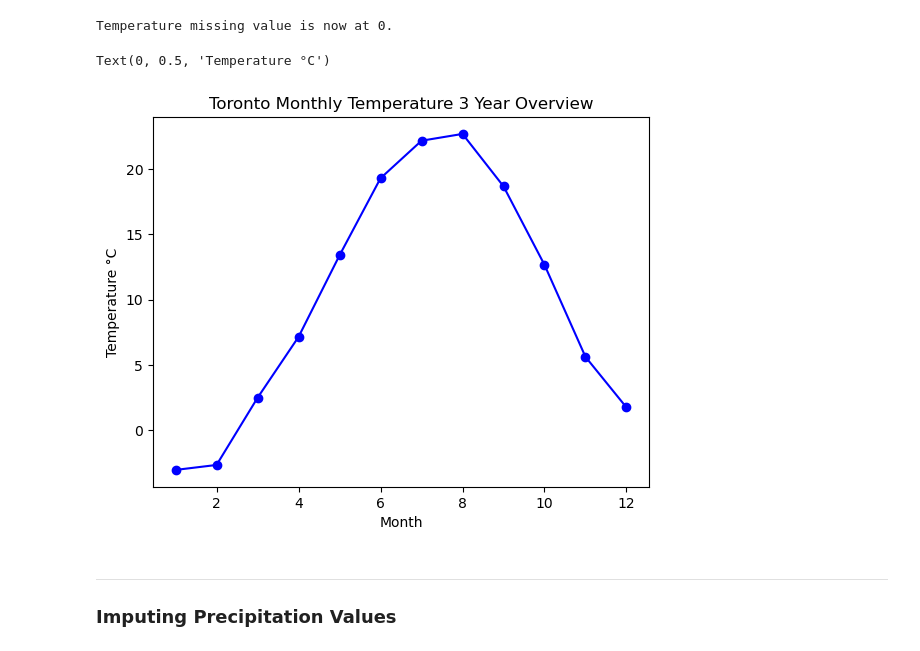
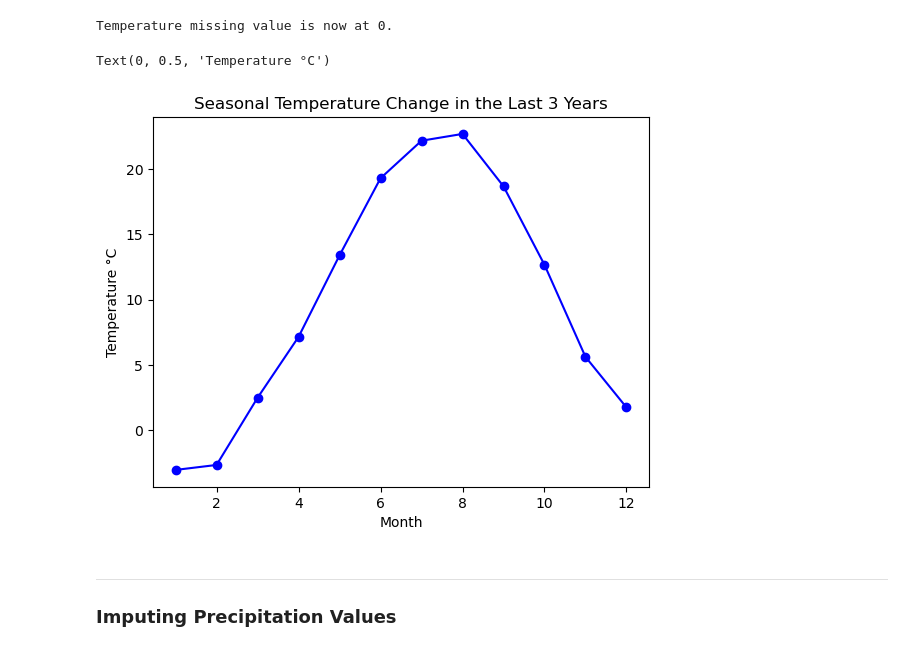
Before and after one commit to jessseo1246/Forecasting_TTC_Streetcar_Delays, a Jupyter notebook: Notebooks/3. Data Cleaning and Exploration .ipynb, the cells around one changed output. Cells and saved outputs as stored; diff of their text form; code cells hidden in the pictures.

```diff
--- a/Notebooks/3. Data Cleaning and Exploration .ipynb
+++ b/Notebooks/3. Data Cleaning and Exploration .ipynb
@@ -494,12 +494,12 @@ Temperature missing value is now at 0.
 # %%
 #looking into temperature changes in Toronto
 df.groupby(df['Datetime'].dt.month)['Temperature'].mean().round(2).plot(color='blue', marker='o')
-plt.title('Toronto Monthly Temperature 3 Year Overview')
+plt.title('Seasonal Temperature Change in the Last 3 Years')
 plt.xlabel('Month')
 plt.ylabel('Temperature °C')
 # %% [output]
 Text(0, 0.5, 'Temperature °C')
-[figure, old version]
+[figure, new version]
 # %% [markdown]
 ----
 ### Imputing Precipitation Values
```
Also changed, not shown: parts of 9 cells of this notebook.
